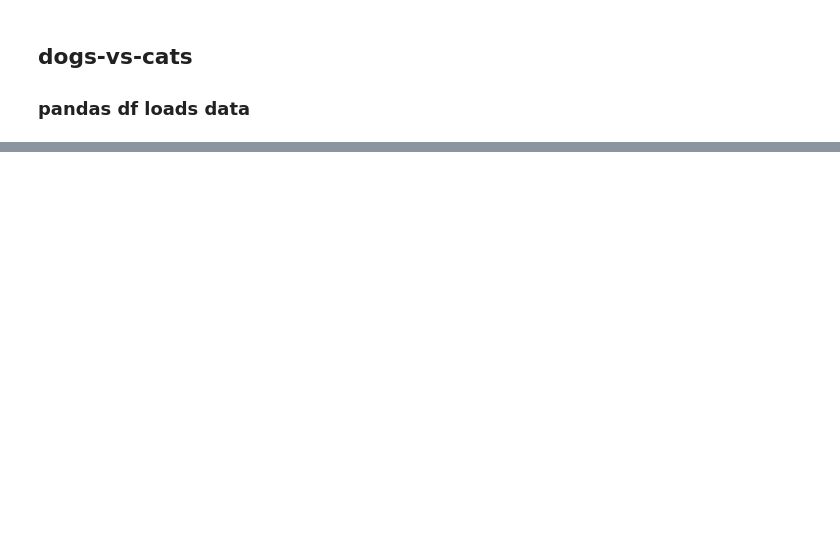
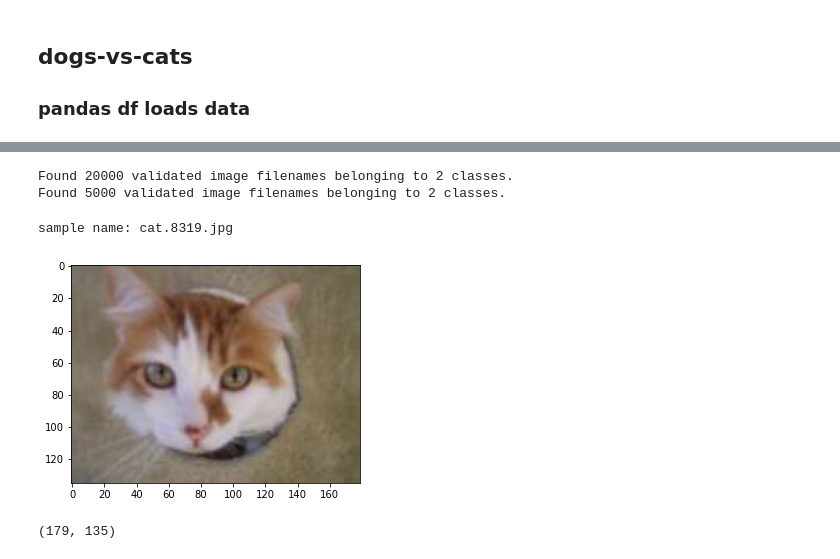
Before and after one commit to AI-Huang/kaggle-dogs-vs-cats, a Jupyter notebook: load_data.ipynb, the cells around one changed output, grey strips where cells are left out. Saved outputs shown, nothing was run; the diff lists cells and outputs as text; code cells hidden in the pictures; blank space fills up the shorter version.

```diff
--- a/load_data.ipynb
+++ b/load_data.ipynb
@@ -31,23 +13,21 @@ TRAIN_DATA_DIR: D:\DeepLearningData\kaggle-dogs-vs-cats\data\train\
+# %%
+# data path
+competition_name = "dogs-vs-cats-redux-kernels-edition"
+data_dir = os.path.expanduser(
+    f"~/.kaggle/competitions/{competition_name}")
 # %%
-print("Prepare Data Frame")
-filenames = os.listdir(TRAIN_DATA_DIR)
-random.shuffle(filenames)
-labels = []
-for f in filenames:
-    label = f.split('.')[0]
-    if label == 'dog':
-        labels.append(1)
-    elif label == 'cat':
-        labels.append(0)
+# Prepare DataFrame
+filenames = os.listdir(os.path.join(data_dir, "train"))
+np.random.shuffle(filenames)
+categories = []
+for filename in filenames:
+    category = filename.split('.')[0]
+    if category == 'dog':
+        categories.append(1)
+    elif category == 'cat':
+        categories.append(0)
 df = pd.DataFrame({
     'filename': filenames,
-    'label': labels
+    'category': categories
 })
-df["label"] = df["label"].replace({0: 'cat', 1: 'dog'})
-
-train_df, validate_df = train_test_split(
-    df, test_size=0.20, random_state=42)
-train_df = train_df.reset_index(drop=True)
-validate_df = validate_df.reset_index(drop=True)
-
-# train_df['category'].value_counts().plot.bar()
+df["category"] = df["category"].replace({0: 'cat', 1: 'dog'})
@@ -76,0 +53,30 @@ plt.show()
+# %%
+# Input parameters
+IMAGE_WIDTH = IMAGE_HEIGHT = 128
+image_size = (IMAGE_WIDTH, IMAGE_HEIGHT)
+IMAGE_CHANNELS = 3
+input_shape = (IMAGE_WIDTH, IMAGE_HEIGHT, IMAGE_CHANNELS)
+num_classes = 2
+
+batch_size = 32
+
+# Data loaders
+train_generator, validation_generator = data_generators(
+    data_dir, target_size=image_size, batch_size=batch_size)
+# %% [output]
+Found 20000 validated image filenames belonging to 2 classes.
+Found 5000 validated image filenames belonging to 2 classes.
+# %%
+# Show sample image
+sample = np.random.choice(filenames)
+print(f"sample name: {sample}")
+img = image.load_img(os.path.join(data_dir, "train", sample))
+plt.imshow(img)
+plt.show()
+# %% [output]
+sample name: cat.8319.jpg
+[figure, added]
+# %%
+img.size
+# %% [output]
+(179, 135)
```
Also changed, not shown: parts of 5 cells of this notebook, 35 other files.
